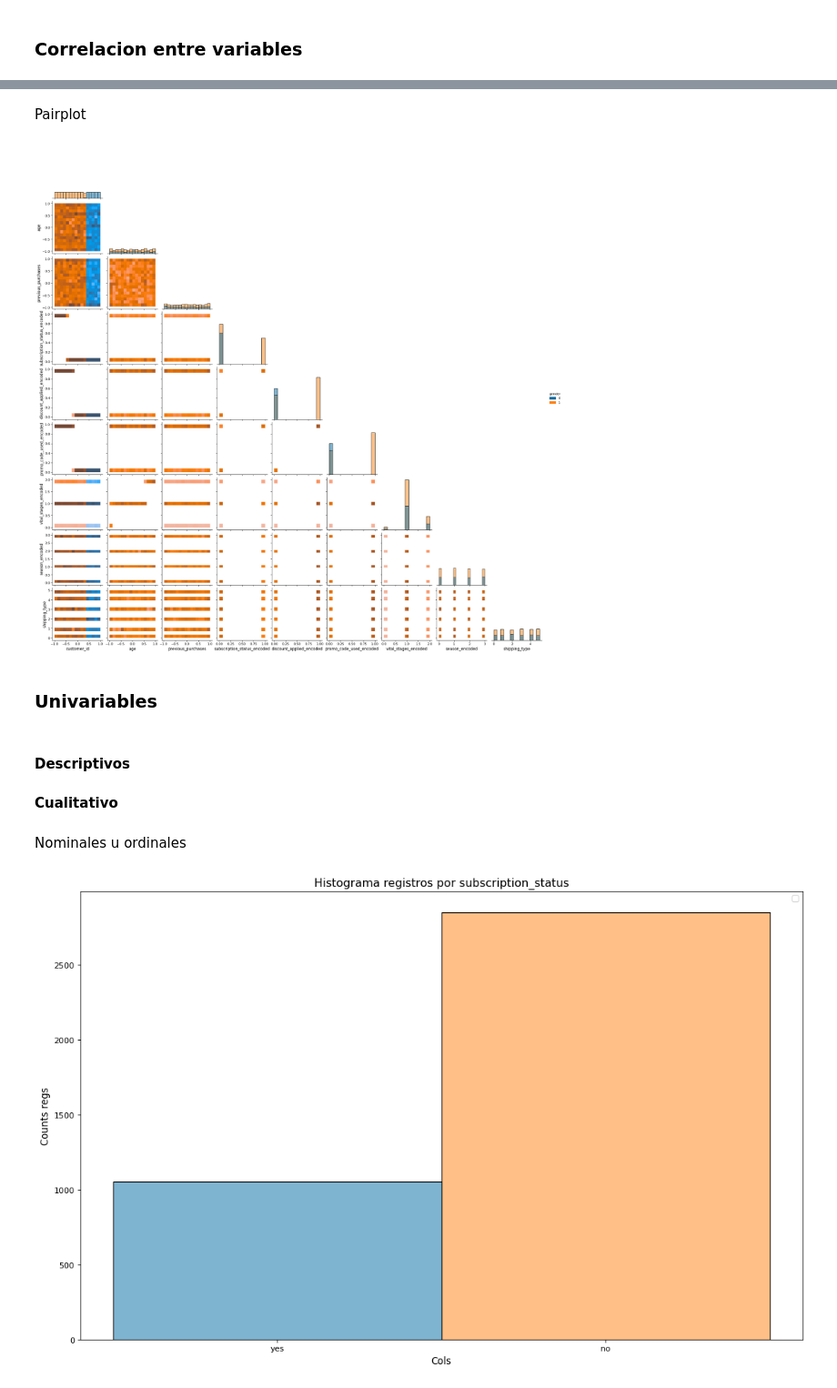
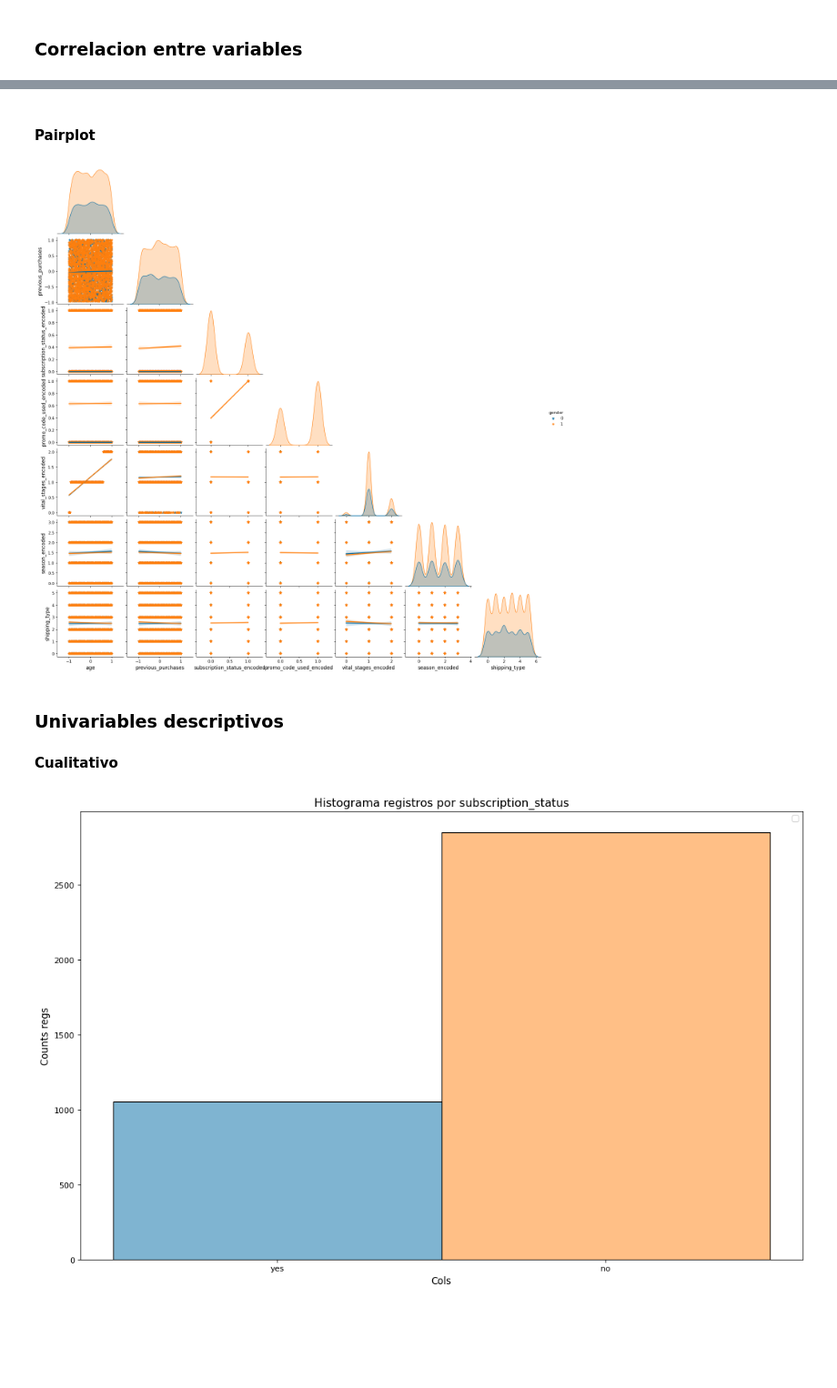
Before and after one commit to ianCristianAriel/2024-eeuu-comportamiento-consumidor, a Jupyter notebook: notebooks/3_eda.ipynb, the cells around one changed output, grey strips where cells are left out. Shown at 91% size. Cells and saved outputs as stored; diff of their text form; code cells hidden in the pictures; blank space fills up the shorter version.

```diff
--- a/notebooks/3_eda.ipynb
+++ b/notebooks/3_eda.ipynb
@@ -50,8 +50,8 @@ plt.rcParams.update(params)
 # Activo la visualización de gráficos en línea (dentro de la celda de código)
 %matplotlib inline
 # %%
-path_df_procesado = '../data/gold/df_procesado.csv'
-path_csv_estandarizado_escalado = '../data/silver/df_estandarizado_escalado.csv'
+path_df_procesado = '../data/3_gold/df_procesado.csv'
+path_csv_estandarizado_escalado = '../data/2_silver/df_estandarizado_escalado.csv'
 # %%
 df_estandarizado_escalado = pd.read_csv(path_csv_estandarizado_escalado)
 df_procesado = pd.read_csv(path_df_procesado)
@@ -71,9 +77,9 @@ plt.show()
 # %%
-columns_with_high_correlation = ['customer_id', 'age','previous_purchases', 'subscription_status_encoded','discount_applied_encoded', 'promo_code_used_encoded','vital_stages_encoded','season_encoded', 'gender', 'shipping_type']
+columns_with_high_correlation = ['age','previous_purchases', 'subscription_status_encoded','promo_code_used_encoded','vital_stages_encoded','season_encoded', 'gender', 'shipping_type']
-# %% [markdown]
-Pairplot
+# %% [markdown]
+#### Pairplot
 # %%
-sns.pairplot(data=df_estandarizado_escalado[columns_with_high_correlation], corner=True, hue='gender', kind='hist', markers='*', diag_kind='auto')
+sns.pairplot(data=df_estandarizado_escalado[columns_with_high_correlation], corner=True, hue='gender', kind='reg', markers='*', diag_kind='auto')
 plt.show()
 # %% [output]
-[figure, old version]
+[figure, new version]
@@ -82,11 +86,7 @@ columns_with_high_correlation.remove('customer_id')
 # %% [markdown]
-### Univariables
+### Univariables descriptivos
-# %% [markdown]
-#### Descriptivos
 # %% [markdown]
 **Cualitativo**
-# %% [markdown]
-Nominales u ordinales
 # %%
 # Histplot
 columns_with_high_correlation_not_encoded_histplot = [
```
Also changed, not shown: parts of 22 cells of this notebook, 1 other file.
